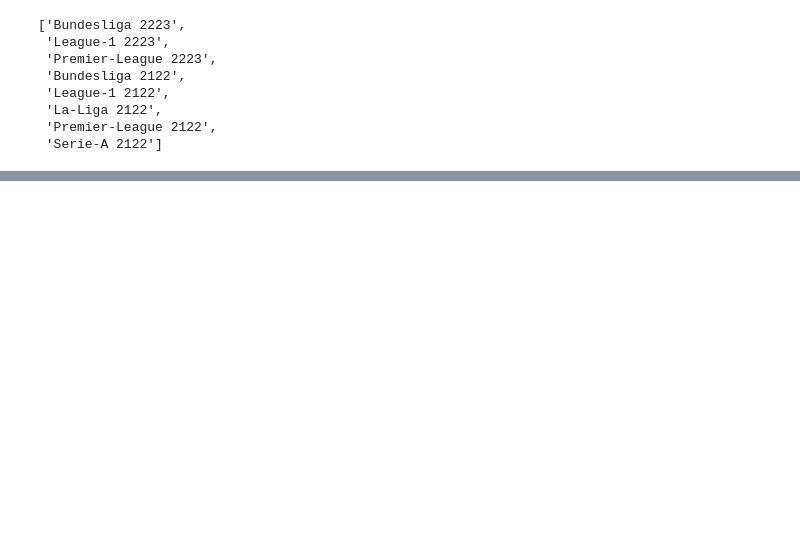
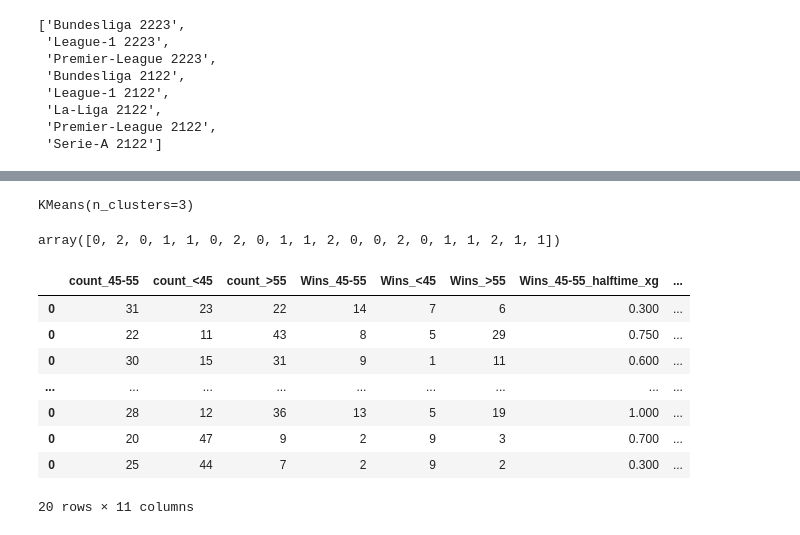
Before and after one commit to mgebele/football_stats, a Jupyter notebook: football_live.ipynb, the cells around one changed output, grey strips where cells are left out. Cells and saved outputs as stored; diff of their text form; code cells hidden in the pictures; blank space fills up the shorter version.

```diff
--- a/football_live.ipynb
+++ b/football_live.ipynb
@@ -658,0 +719,26 @@ df4Complete
+# %%
+#KMeans Algorithmus via sklearn einbinden und ausführen
+from sklearn.cluster import KMeans
+km = KMeans(n_clusters=3, init='k-means++', n_init=10)
+km.fit(data)
+# %% [output]
+KMeans(n_clusters=3)
+# %%
+labels = km.predict(data)
+x = km.fit_predict(data)
+x
+# %% [output]
+array([0, 2, 0, 1, 1, 0, 2, 0, 1, 1, 2, 0, 0, 2, 0, 1, 1, 2, 1, 1])
+# %%
+df_team_agg_playstyle_all["Cluster"] = x
+df_team_agg_playstyle_all
+# %% [output]
+|  | count_45-55 | count_<45 | count_>55 | Wins_45-55 | Wins_<45 | Wins_>55 | Wins_45-55_halftime_xg | ... |
+| 0 | 31 | 23 | 22 | 14 | 7 | 6 | 0.300 | ... |
+| 0 | 22 | 11 | 43 | 8 | 5 | 29 | 0.750 | ... |
+| 0 | 30 | 15 | 31 | 9 | 1 | 11 | 0.600 | ... |
+| ... | ... | ... | ... | ... | ... | ... | ... | ... |
+| 0 | 28 | 12 | 36 | 13 | 5 | 19 | 1.000 | ... |
+| 0 | 20 | 47 | 9 | 2 | 9 | 3 | 0.700 | ... |
+| 0 | 25 | 44 | 7 | 2 | 9 | 2 | 0.300 | ... |
+20 rows × 11 columns
```
Also changed, not shown: parts of 39 cells of this notebook.
